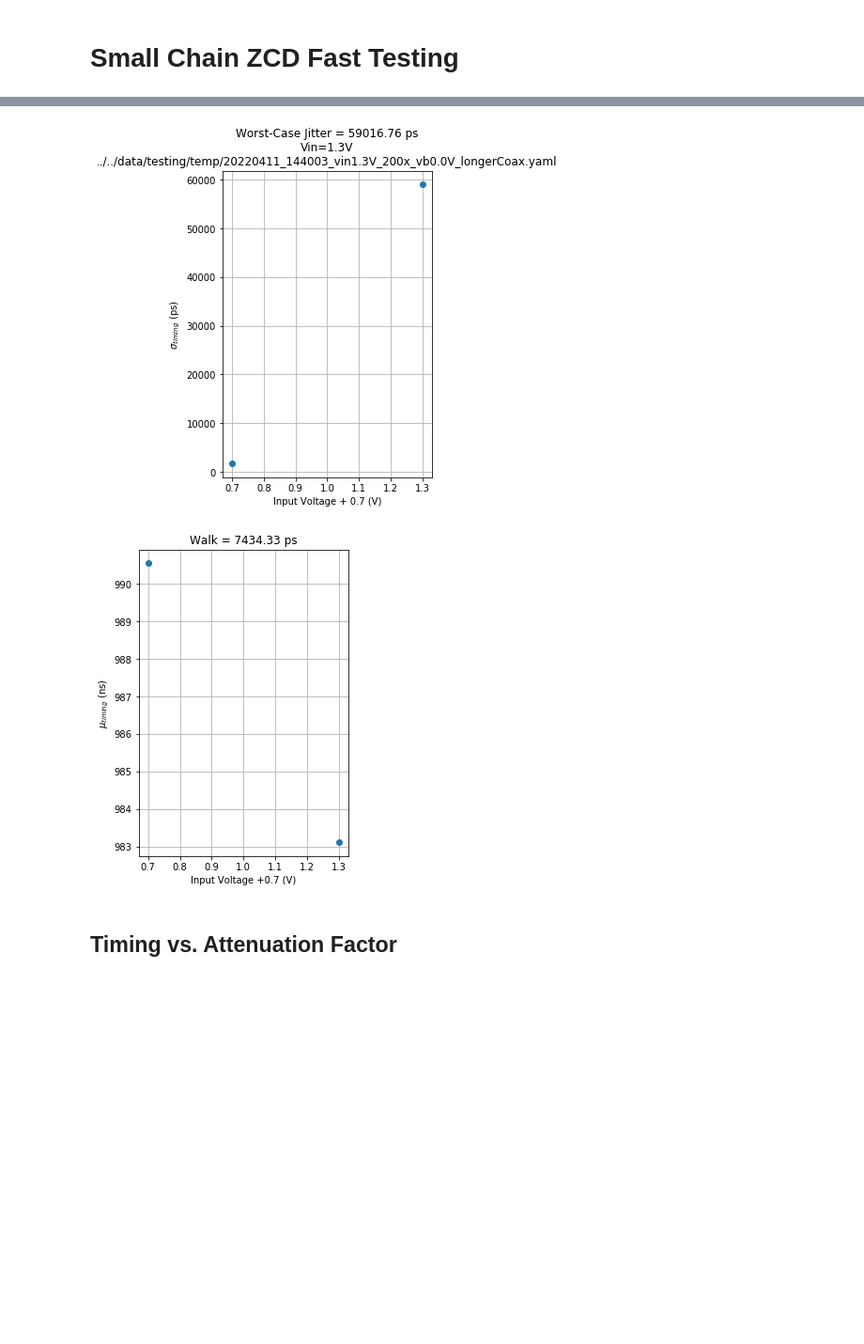
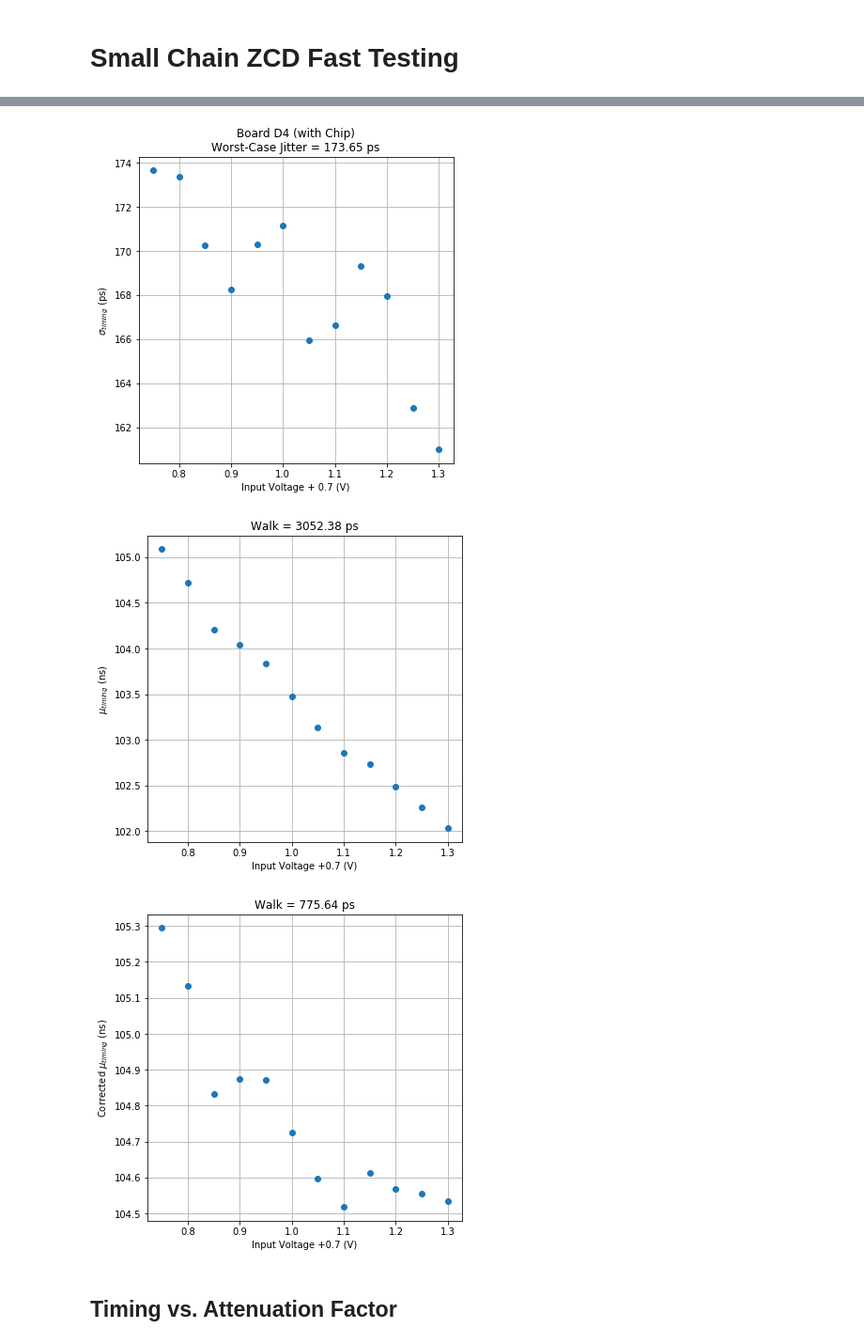
Before and after one commit to iiSmiley/span-ion-code, a Jupyter notebook: testing/plotting.ipynb, the cells around one changed output, grey strips where cells are left out. Shown at 94% size. Cells and saved outputs as stored; diff of their text form; code cells hidden in the pictures; blank space fills up the shorter version.

```diff
--- a/testing/plotting.ipynb
+++ b/testing/plotting.ipynb
@@ -274,8 +274,11 @@ data_path = '../../data/testing/temp'
 
 # Get all relevant files in directory
 filt = lambda f: True # ('zcdSmall' in f) and ('vin' in f) and ('20220408' in f) and ('nonzero' in f)
-filt_contents = lambda config: config['vin_amp'] > 0
+filt_contents = lambda config: config['vin_amp'] > 0.7
 file_in_vec = [f'{data_path}/{f}' for f in listdir(data_path) if (isfile(join(data_path, f))) and filt(f)]
+# %%
+# ~2ns walk from 0.7V -> 1.3V input from just the instrument
+walk_0p7ref_est = lambda vin: 2.5e-9/(1.3-0.7) * (0.7-vin)
 # %%
 file_in_vec
 # %% [output]
@@ -302,8 +316,8 @@ for fname in file_in_vec:
         # Plotting raw data for sanity checking
         vin_amp = float(data_raw['config']['vin_amp'])
         if filt_contents(data_raw['config']):
-            tdiff_vec = data_raw['data'][1:] # [2:]
-            tdiff_vec = [t/10 for t in tdiff_vec]
+            tdiff_vec = data_raw['data'][2:] # [2:]
+            tdiff_vec = [t/10 for t in tdiff_vec if t>0]
     #         plt.figure()
     #         plt.plot([t*1e9 for t in tdiff_vec])
     #         plt.xlabel('Sample')
@@ -322,32 +336,43 @@ for fname in file_in_vec:
                     tdiff_worst = tdiff_std
                     file_worst = fname
                 vin_vec.append(vin_amp)
-                atten_vec.append(float(data_raw['f_atten']))
+                atten_vec.append(float(data_raw.get('f_atten', -20)))
                 tdiff_std_vec.append(tdiff_std)
                 tdiff_avg_vec.append(tdiff_avg)
 # %%
-plt.rcParams['figure.figsize'] = (4,6)
+plt.rcParams['figure.figsize'] = (6,6)
 plt.rcParams.update({'font.size': 10})
+
+tdiff_corrected = [t-walk_0p7ref_est(vin_vec[i]) for i,t in enumerate(tdiff_avg_vec)]
 
 # idx_worst = np.argmax(tdiff_std_vec)
 # vin_worst = vin_vec[idx_worst]
 # tdiff_std_worst = np.max(tdiff_std_vec)
 
 plt.plot(vin_vec, [t*1e12 for t in tdiff_std_vec], 'o')
 plt.grid(True)
 plt.xlabel("Input Voltage + 0.7 (V)")
 plt.ylabel("$\sigma_{timing}$ (ps)")
-plt.title(f'Worst-Case Jitter = {round(tdiff_worst*1e12, 2)} ps\nVin={round(vin_worst, 2)}V\n{file_worst}')
+# plt.title(f'Worst-Case Jitter = {round(tdiff_worst*1e12, 2)} ps\nVin={round(vin_worst, 2)}V\n{file_worst}')
+plt.title(f'Board D4 (with Chip)\nWorst-Case Jitter = {round(tdiff_worst*1e12, 2)} ps')
 
 plt.figure()
 plt.plot(vin_vec, [t*1e9 for t in tdiff_avg_vec], 'o')
 plt.grid(True)
 plt.xlabel("Input Voltage +0.7 (V)")
 plt.ylabel("$\mu_{timing}$ (ns)")
 plt.title(f'Walk = {round((max(tdiff_avg_vec)-min(tdiff_avg_vec))*1e12, 2)} ps');
+
+plt.figure()
+plt.plot(vin_vec, [t*1e9 for t in tdiff_corrected], 'o')
+plt.grid(True)
+plt.xlabel("Input Voltage +0.7 (V)");
+plt.ylabel("Corrected $\mu_{timing}$ (ns)");
+plt.title(f'Walk = {round((max(tdiff_corrected)-min(tdiff_corrected))*1e12, 2)} ps');
 # %% [output]
-[figure, old version]
+[figure, new version]
-[figure, old version]
+[figure, new version]
+[figure, added]
 # %% [markdown]
 <h2>Timing vs. Attenuation Factor</h2>
 # %%
```
Also changed, not shown: parts of 3 cells of this notebook, 3 other files.
